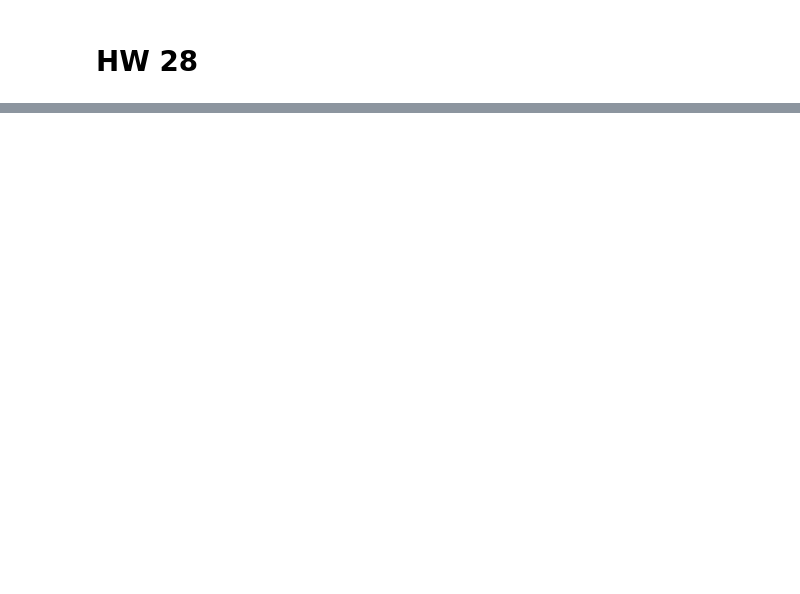
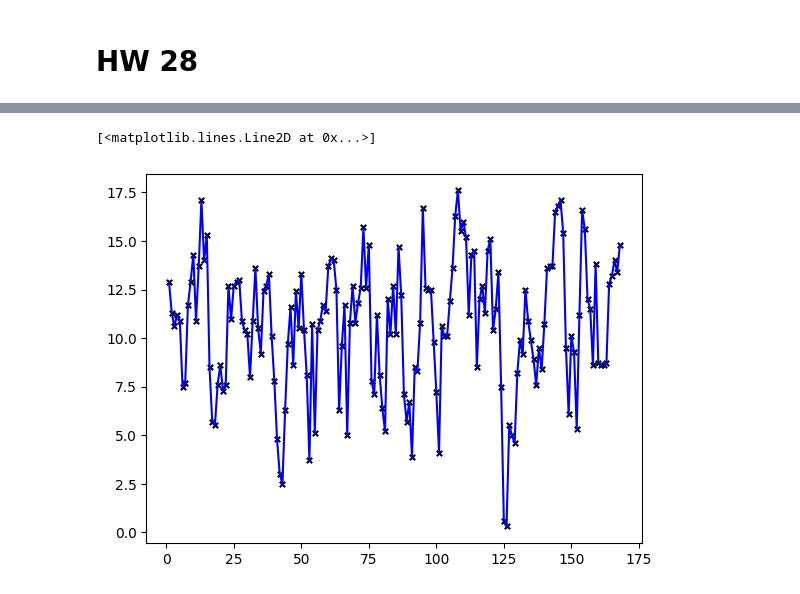
Before and after one commit to jwb-byu/cs-580-misc, a Jupyter notebook: hw/hw28/hw28.ipynb, the cells around one changed output, grey strips where cells are left out. Cells and saved outputs as stored; diff of their text form; code cells hidden in the pictures; blank space fills up the shorter version.

```diff
--- a/hw/hw28/hw28.ipynb
+++ b/hw/hw28/hw28.ipynb
@@ -12,2 +13,6 @@
 # %% [markdown]
 <img src="fig_28_intro.png" alt="formula" width="900">
+# %%
+data = pd.read_csv("enso.txt", sep=r'\s+', header=None).values
+t = data[:, 1] # months
+y = data[:, 0] # atmospheric pressure
@@ -14,2 +33,9 @@
+# %%
+# let's plot data for an initial visualization
+plt.scatter(t, y, color="black", marker="x", s=15)
+plt.plot(t, y, color="blue")
+# %% [output]
+[<matplotlib.lines.Line2D at 0x...>]
+[figure, added]
 # %% [markdown]
 <img src="fig_28_a.png" alt="formula" width="900">
```
Also changed, not shown: parts of 11 cells of this notebook.
